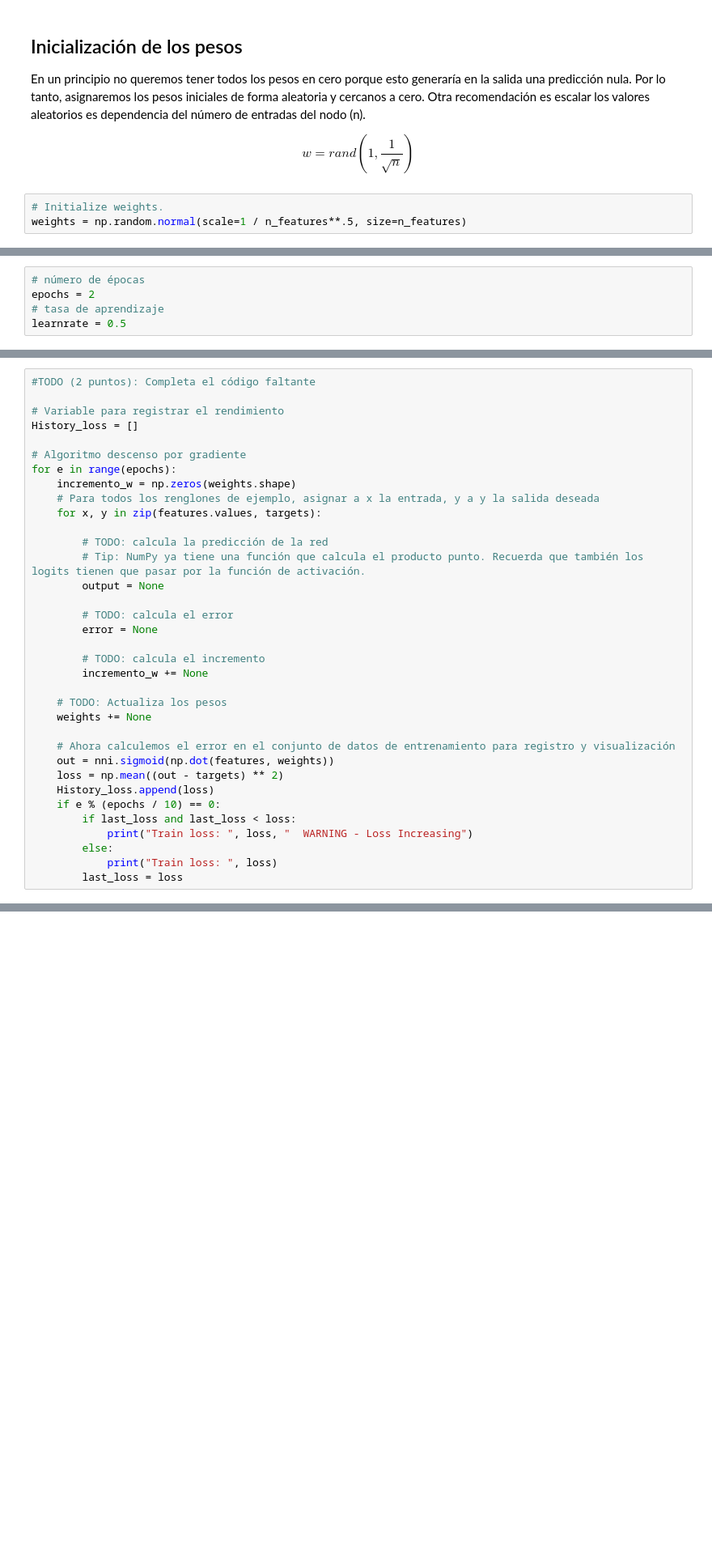
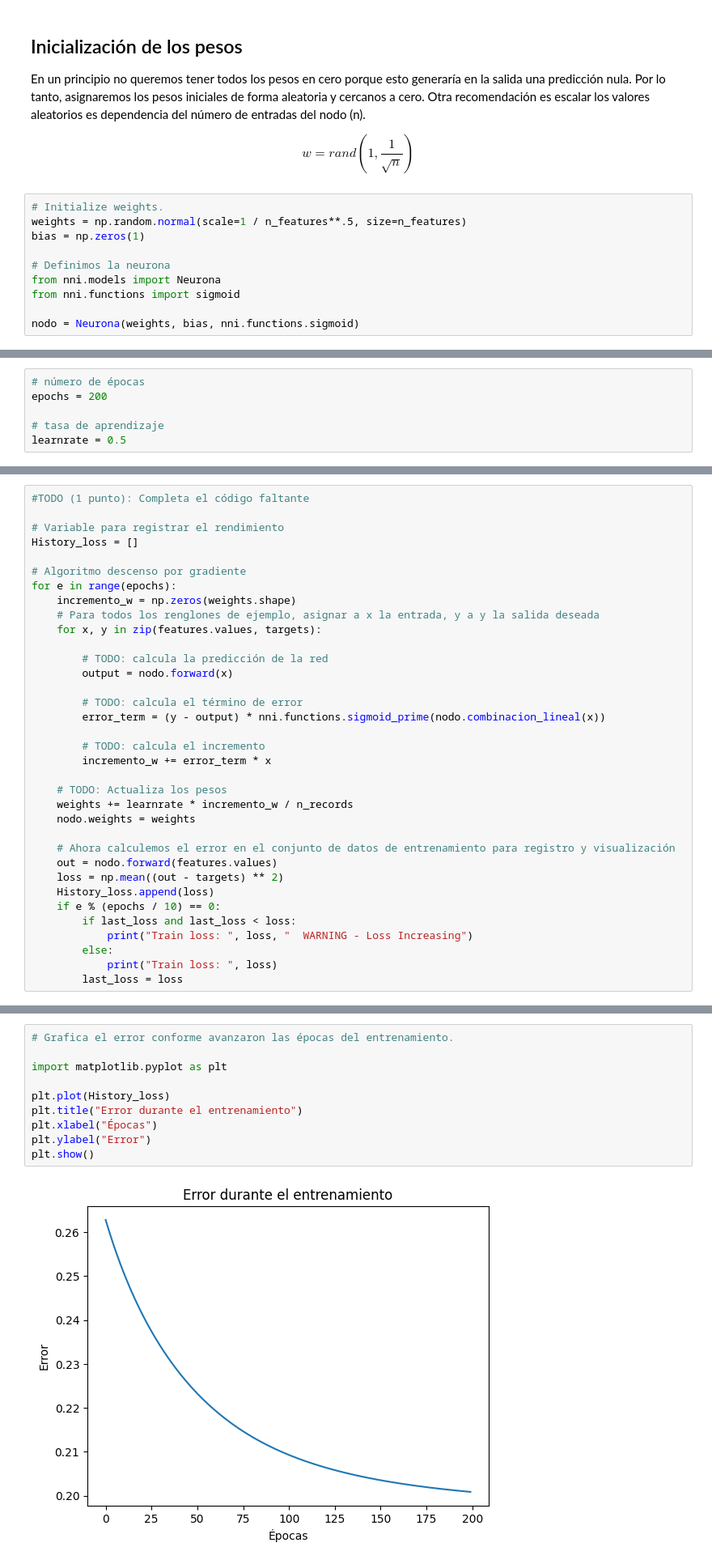
Before and after one commit to irvingvasquez/cv2course_intro_nn, a Jupyter notebook: 1_07_descenso_por_gradiente.ipynb, the cells around one changed output, grey strips where cells are left out. Shown at 81% size. Drawn from its saved outputs; the diff is of its cells as text; blank space fills up the shorter version.

```diff
--- a/1_07_descenso_por_gradiente.ipynb
+++ b/1_07_descenso_por_gradiente.ipynb
@@ -32,3 +33,10 @@ $$w = rand(1,\frac{1}{\sqrt{n}})$$
 # %%
 # Initialize weights.
 weights = np.random.normal(scale=1 / n_features**.5, size=n_features)
+bias = np.zeros(1)
+
+# Definimos la neurona
+from nni.models import Neurona
+from nni.functions import sigmoid
+
+nodo = Neurona(weights, bias, nni.functions.sigmoid)
@@ -48,7 +56,8 @@ Prediction accuracy: 0.475
 Los hiperpámetros de la red indican el números de veces que itera el método (épocas-epochs), la taza de aprendizaje (learning rate).
 # %%
 # número de épocas
-epochs = 2
+epochs = 200
+
 # tasa de aprendizaje
 learnrate = 0.5
 # %% [markdown]
@@ -60,7 +69,7 @@ El algoritmo de descenso por gradiente de forma iterativa cambia el valor de los
 
 En la siguiete celda encontrarás la plantilla del algoritmo. Tu misión, si decides aceptarla, es completar el código faltante para que funcione el entrenamiento.
 # %%
-#TODO (2 puntos): Completa el código faltante
+#TODO (1 punto): Completa el código faltante
 
 # Variable para registrar el rendimiento
 History_loss = []
@@ -72,20 +81,20 @@ for e in range(epochs):
     for x, y in zip(features.values, targets):
 
         # TODO: calcula la predicción de la red
-        # Tip: NumPy ya tiene una función que calcula el producto punto. Recuerda que también los logits tienen que pasar por la función de activación.
-        output = None
+        output = nodo.forward(x)
 
-        # TODO: calcula el error
-        error = None
+        # TODO: calcula el término de error
+        error_term = (y - output) * nni.functions.sigmoid_prime(nodo.combinacion_lineal(x))
 
         # TODO: calcula el incremento
-        incremento_w += None
+        incremento_w += error_term * x
 
     # TODO: Actualiza los pesos
-    weights += None
+    weights += learnrate * incremento_w / n_records
+    nodo.weights = weights
 
     # Ahora calculemos el error en el conjunto de datos de entrenamiento para registro y visualización
-    out = nni.sigmoid(np.dot(features, weights))
+    out = nodo.forward(features.values)
     loss = np.mean((out - targets) ** 2)
     History_loss.append(loss)
     if e % (epochs / 10) == 0:
@@ -103,3 +121,15 @@ TODO: Prueba distintas cantidades de épocas y visualiza el resultado. Puedes us
+# %%
+# Grafica el error conforme avanzaron las épocas del entrenamiento.
+
+import matplotlib.pyplot as plt
+
+plt.plot(History_loss)
+plt.title("Error durante el entrenamiento")
+plt.xlabel("Épocas")
+plt.ylabel("Error")
+plt.show()
+# %% [output]
+[figure, added]
 # %% [markdown]
 
 ## Evaluemos la exactitud de la red
```
Also changed, not shown: parts of 10 cells of this notebook, 6 other files.
